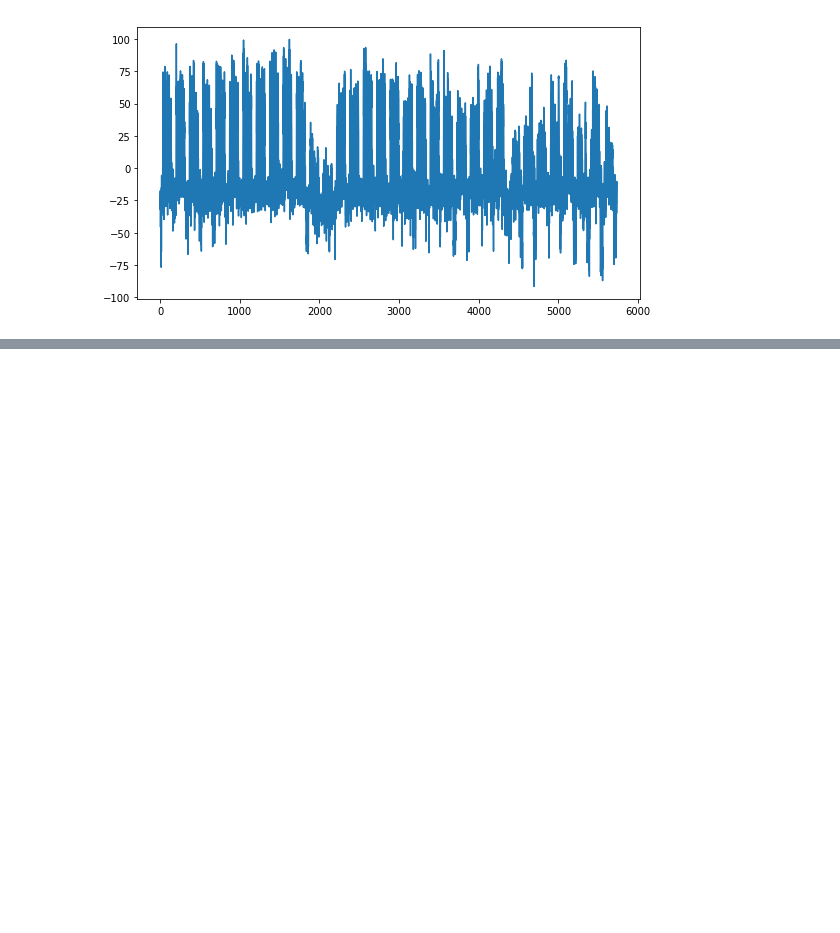
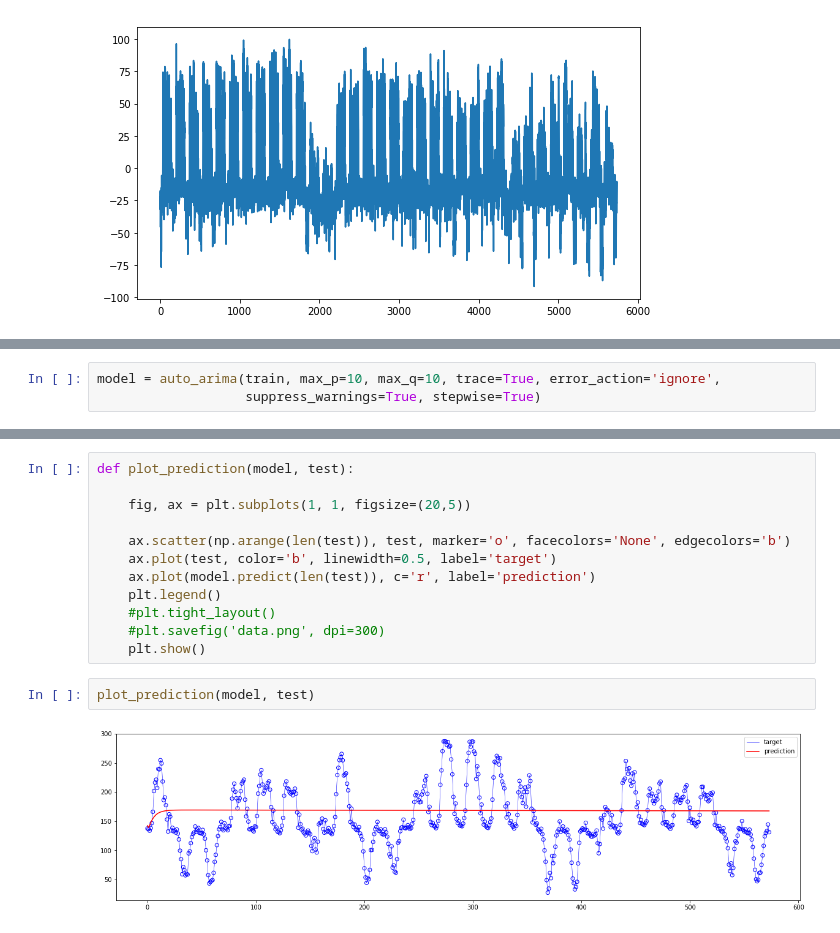
Before and after one commit to joelmfonseca/COM-503, a Jupyter notebook: hw4/hw4.ipynb, the cells around one changed output, grey strips where cells are left out. Drawn from its saved outputs; the diff is of its cells as text; blank space fills up the shorter version.

```diff
--- a/hw4/hw4.ipynb
+++ b/hw4/hw4.ipynb
@@ -154,0 +177,3 @@ plt.plot(model_fit.resid)
+# %%
+model = auto_arima(train, max_p=10, max_q=10, trace=True, error_action='ignore',
+                   suppress_warnings=True, stepwise=True)
@@ -154,0 +199,16 @@ plt.plot(model_fit.resid)
+# %%
+def plot_prediction(model, test):
+
+    fig, ax = plt.subplots(1, 1, figsize=(20,5))
+
+    ax.scatter(np.arange(len(test)), test, marker='o', facecolors='None', edgecolors='b')
+    ax.plot(test, color='b', linewidth=0.5, label='target')
+    ax.plot(model.predict(len(test)), c='r', label='prediction')
+    plt.legend()
+    #plt.tight_layout()
+    #plt.savefig('data.png', dpi=300)
+    plt.show()
+# %%
+plot_prediction(model, test)
+# %% [output]
+[figure, added]
```
Also changed, not shown: parts of 18 cells of this notebook.
